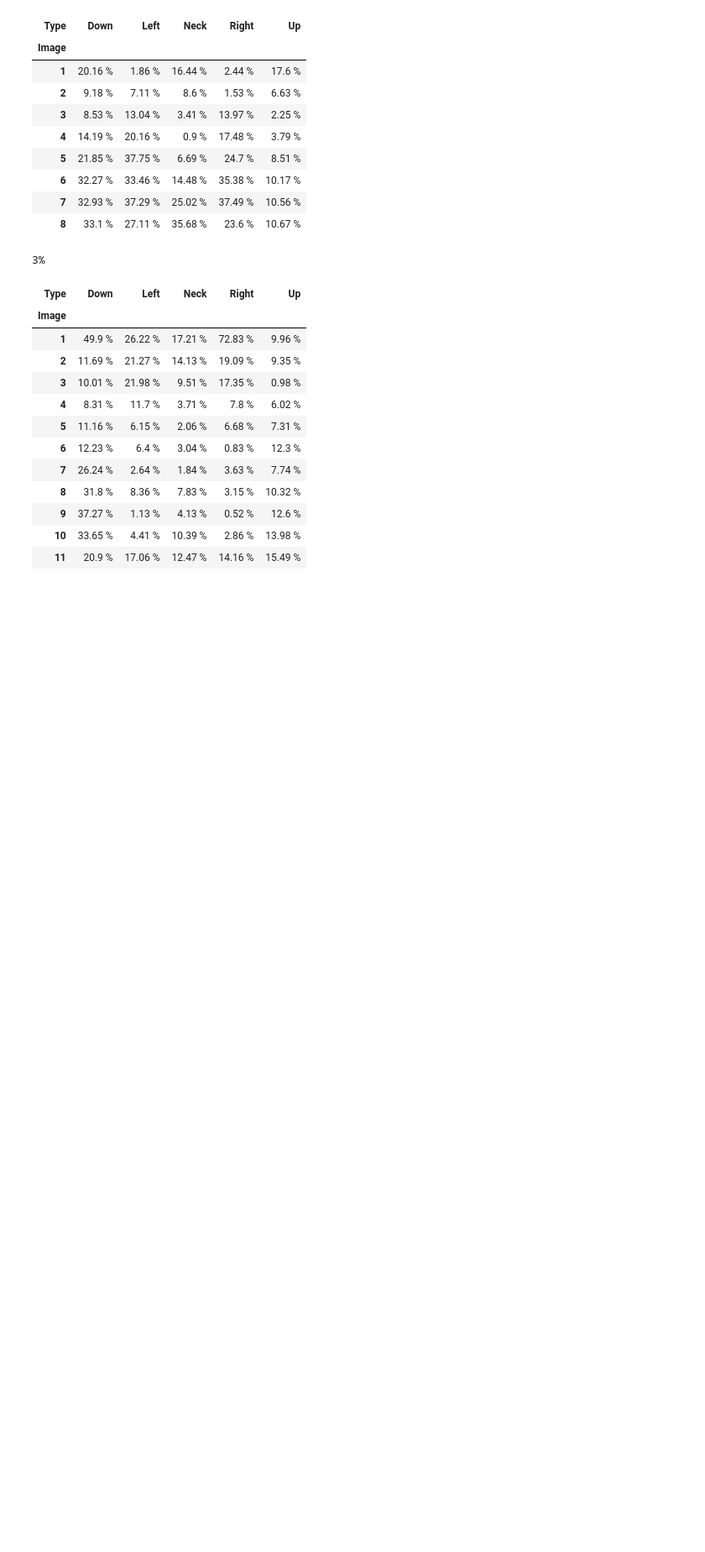
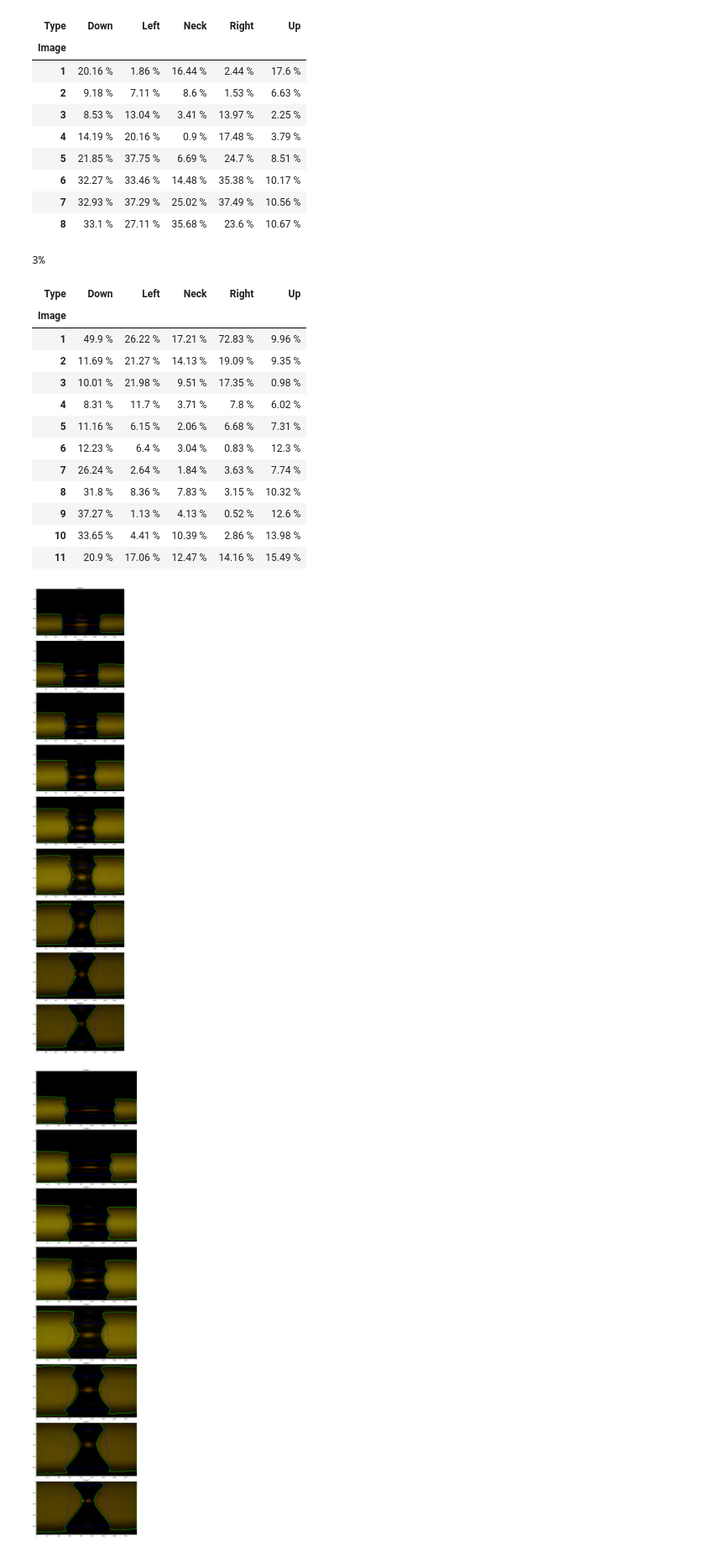
Before and after one commit to petkokp/capillary-bridges-image-analysis, a Jupyter notebook: capillary_bridges_image_analysis.ipynb, the cells around one changed output. Shown at 84% size. Saved outputs shown, nothing was run; the diff lists cells and outputs as text; code cells hidden in the pictures; blank space fills up the shorter version.

Commit message:
drawing correct lines to images and saving visualization of results

```diff
--- a/capillary_bridges_image_analysis.ipynb
+++ b/capillary_bridges_image_analysis.ipynb
@@ -158,12 +158,6 @@ def process_image(img, index, correct_values):
         contour1_farthest_points = calculate_farthest_points(defects1, brightened_contour1)
         contour2_farthest_points = calculate_farthest_points(defects2, brightened_contour2)
 
-        cv2.circle(img_with_line, contour1_farthest_points[0], 5, (0, 0, 255), -1)
-        cv2.circle(img_with_line, contour1_farthest_points[1], 5, (0, 0, 255), -1)
-
-        cv2.circle(img_with_line, contour2_farthest_points[0], 5, (0, 0, 255), -1)
-        cv2.circle(img_with_line, contour2_farthest_points[1], 5, (0, 0, 255), -1)
-
         contour1_start, contour1_end = np.array(contour1_farthest_points[0]), np.array(contour1_farthest_points[1])
         contour2_start, contour2_end = np.array(contour2_farthest_points[0]), np.array(contour2_farthest_points[1])
 
@@ -191,9 +185,9 @@ def process_image(img, index, correct_values):
 
         cv2.line(img_with_line, contour1_end, contour2_end, (255, 0, 0), 2)
 
-        cv2.line(img_with_line, contour1_start, contour2_start, (255, 0, 0), 2)
+        cv2.line(img_with_line, contour1_start, contour1_end, (255, 0, 0), 2)
 
-        cv2.line(img_with_line, contour1_end, contour2_end, (255, 0, 0), 2)
+        cv2.line(img_with_line, contour2_start, contour2_end, (255, 0, 0), 2)
 
         cv2.line(img_with_line, left_contour_rightmost_point, right_contour_leftmost_point, (0, 0, 255), 2)
     else:
@@ -262,11 +247,13 @@ IMAGES_DATA = [
 ]
 # %%
 sequences_results = []
+all_processed_images = []
 
 for i in range(len(IMAGES_DATA)):
     image_data = IMAGES_DATA[i]
-    sequence_results = process_sequence(image_data['path'], image_data['values'])
+    sequence_results, processed_images = process_sequence(image_data['path'], image_data['values'], f'results/{image_data["path"].split("/")[1]}')
     sequences_results.append(sequence_results)
+    all_processed_images.append(processed_images)
 # %%
 import pandas as pd
 
@@ -321,3 +314,19 @@ display_html(df1_styler._repr_html_()+df2_styler._repr_html_()+df3_styler._repr_
 | 9 | 37.27 % | 1.13 % | 4.13 % | 0.52 % | 12.6 % |
 | 10 | 33.65 % | 4.41 % | 10.39 % | 2.86 % | 13.98 % |
 | 11 | 20.9 % | 17.06 % | 12.47 % | 14.16 % | 15.49 % |
+# %%
+for i, image_sequence in enumerate(all_processed_images):
+    plt.figure(figsize=(15, 50))
+
+    for j, image in enumerate(image_sequence):
+        plt.subplot(len(image_sequence), 1, j + 1)
+        plt.imshow(cv2.cvtColor(image, cv2.COLOR_BGR2RGB))
+        plt.title(f'Image {j + 1}')
+
+    plt.tight_layout()
+    plt.savefig(f'results/{IMAGES_DATA[i]["path"].split("/")[1]}.png')
+    plt.show()
+    plt.close()
+# %% [output]
+[figure, added]
+[figure, added]
```
Also changed, not shown: parts of 3 cells of this notebook, 3 other files.
